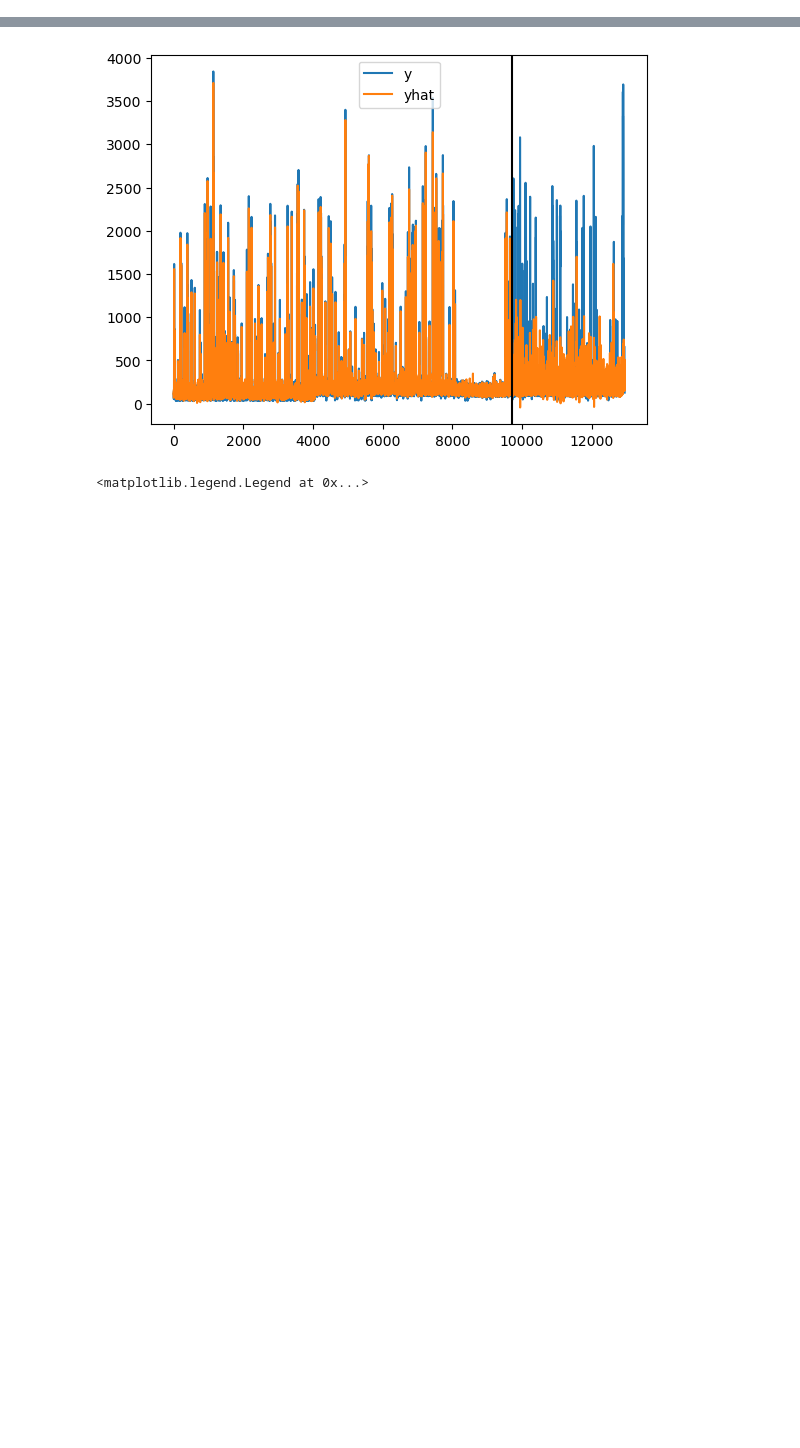
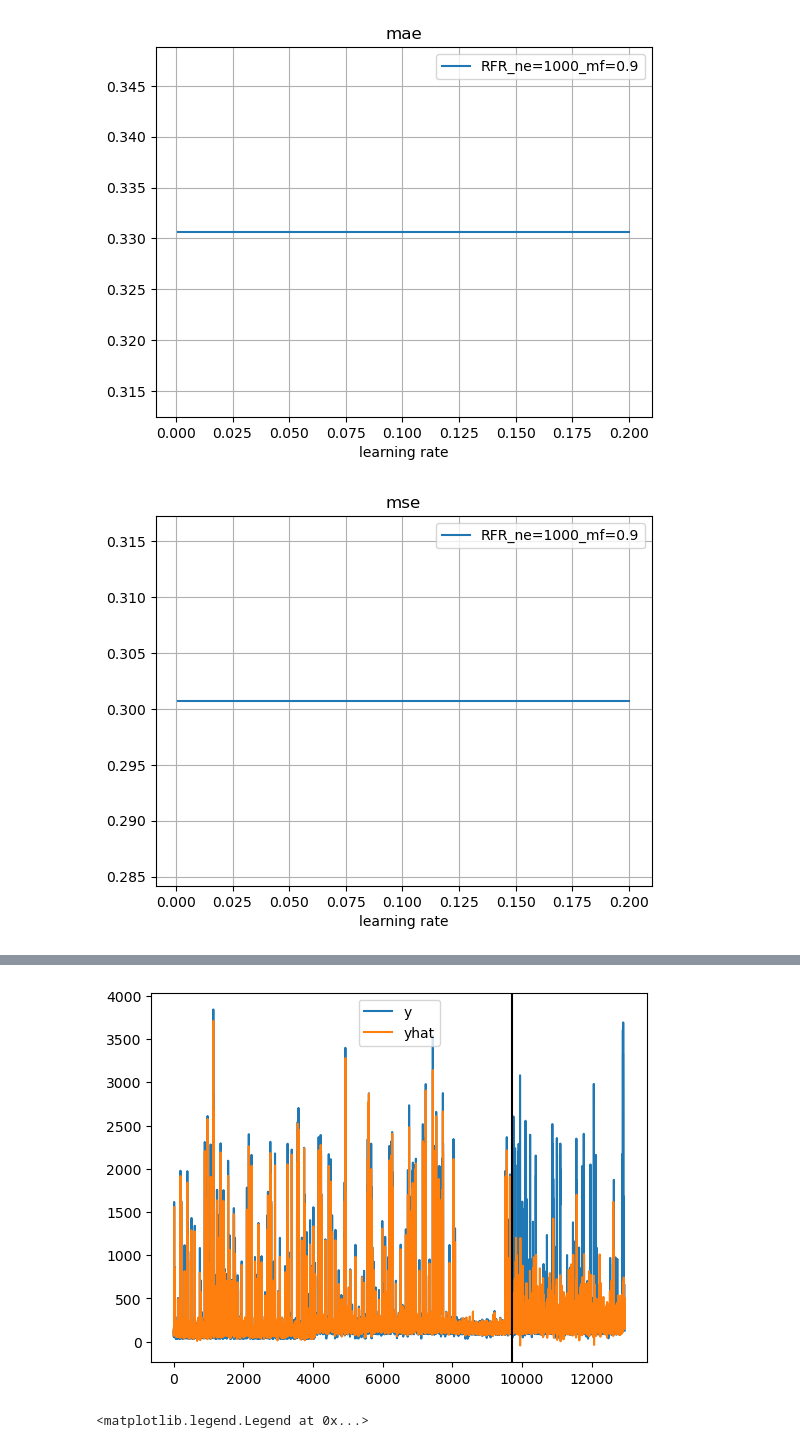
Before and after one commit to Flinverdaasdonk/forecasting, a Jupyter notebook: useful_notebooks/xgboost_attempt.ipynb, the cells around one changed output, grey strips where cells are left out. Drawn from its saved outputs; the diff is of its cells as text; code cells hidden in the pictures; blank space fills up the shorter version.

```diff
--- a/useful_notebooks/xgboost_attempt.ipynb
+++ b/useful_notebooks/xgboost_attempt.ipynb
@@ -52,2 +32,0 @@ class XGBRegressor(XGBModel, sklearn.base.RegressorMixin)
-# %%
-model = XGBRegressor(n_estimators=100, max_depth=10, learning_rate=0.1)
@@ -73,0 +33,20 @@ y = list(train_y) + list(test_y)
+# %%
+def make_model_XGB(lr):
+    return XGBRegressor(n_estimators=400, max_depth=40, learning_rate=lr)
+
+def make_model(lr):
+    return RandomForestRegressor(n_estimators=1_000, max_features=0.9)
+
+def calc_metrics(results):
+    for suffix in ["", "_train", "_test"]:
+        for metric_name, metric_func in {"mae": mean_absolute_error, "mse": mean_squared_error, "r2": r2_score}.items():
+            y = results[f"y{suffix}"]
+            yhat = results[f"yhat{suffix}"]
+
+            value = metric_func(y, yhat)
+
+            results[f"{metric_name}{suffix}"] = value
+
+    return results
+# %%
+lr_dicts = {}
@@ -73,0 +100,25 @@ y = list(train_y) + list(test_y)
+# %%
+metrics = ["mae", "mse", "r2"]
+for metric in metrics:
+    for key, lr_dict in lr_dicts.items():
+
+        lrs, vs = [], []
+        for lr, res in lr_dict.items():
+            v = res[f"{metric}_test"]
+            lrs.append(lr), vs.append(v)
+
+        if key.startswith("RFR"):
+            lrs = [0.2, 0.1, 0.05, 0.01, 0.005, 0.001]
+            vs = vs*6
+
+        plt.plot(lrs, vs, label=key)
+
+    plt.xlabel("learning rate")
+    plt.grid()
+
+    plt.legend()
+    plt.title(metric)
+    plt.show()
+# %% [output]
+[figure, added]
+[figure, added]
```
Also changed, not shown: parts of 10 cells of this notebook, 12 other files.
